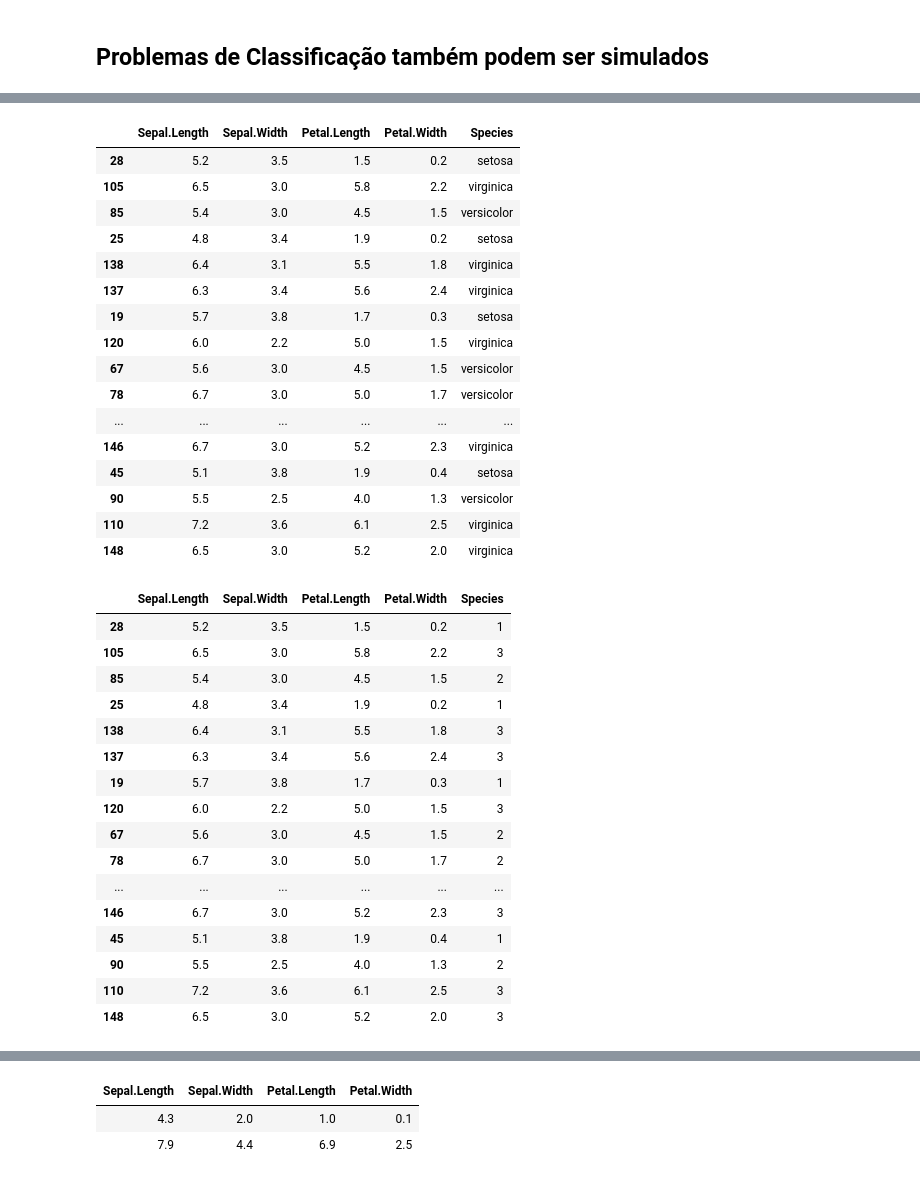
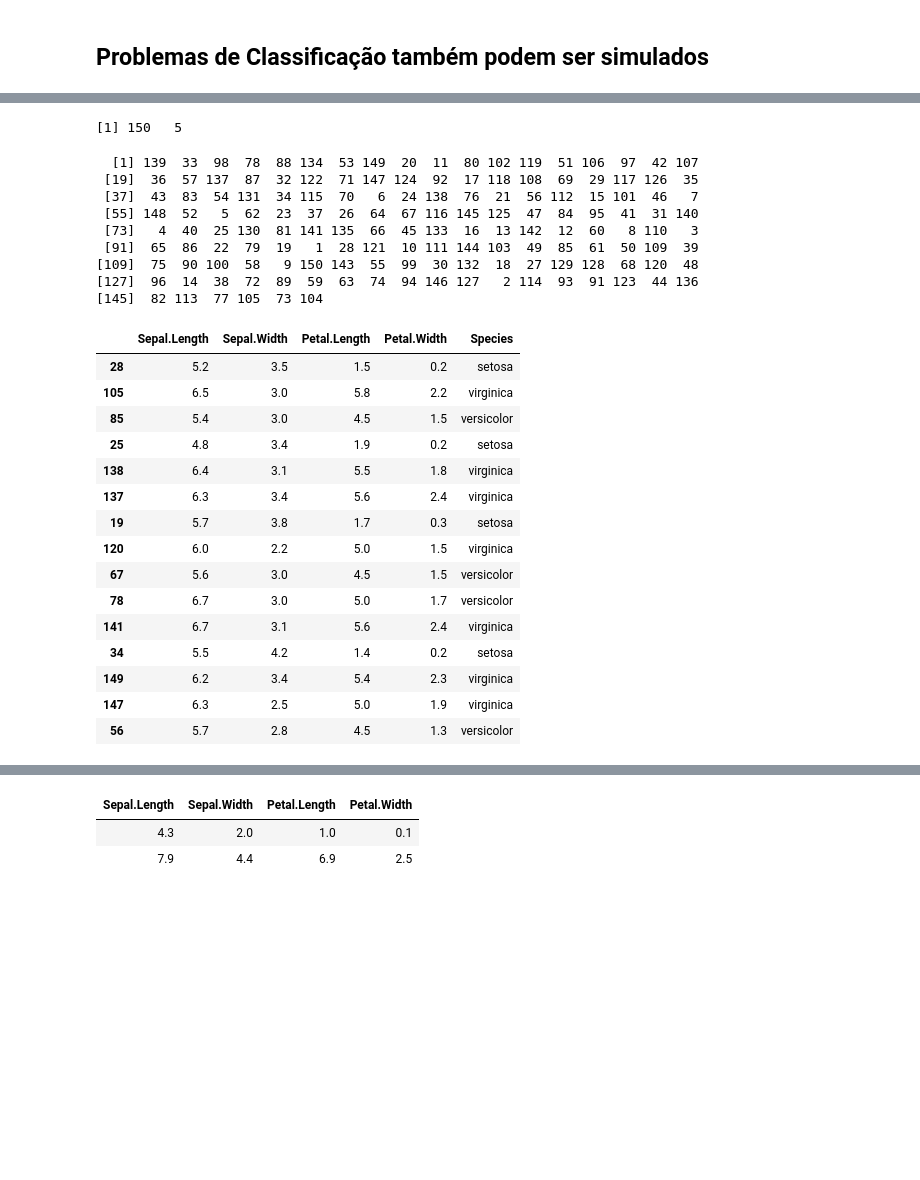
Before and after one commit to arnaldoljr/Redes-Neuro-Fuzzy, a Jupyter notebook: LearningFromDataFuzzy.ipynb, the cells around one changed output, grey strips where cells are left out. Cells and saved outputs as stored; diff of their text form; code cells hidden in the pictures; blank space fills up the shorter version.

```diff
--- a/LearningFromDataFuzzy.ipynb
+++ b/LearningFromDataFuzzy.ipynb
@@ -307,46 +322,42 @@ data(iris)#carregando o dataset IRIS
+# %%
+dim(iris)
+# %% [output]
+[1] 150   5
+# %%
+v <- (sample(nrow(iris)))
+v
+# %% [output]
+  [1] 139  33  98  78  88 134  53 149  20  11  80 102 119  51 106  97  42 107
+ [19]  36  57 137  87  32 122  71 147 124  92  17 118 108  69  29 117 126  35
+ [37]  43  83  54 131  34 115  70   6  24 138  76  21  56 112  15 101  46   7
+ [55] 148  52   5  62  23  37  26  64  67 116 145 125  47  84  95  41  31 140
+ [73]   4  40  25 130  81 141 135  66  45 133  16  13 142  12  60   8 110   3
+ [91]  65  86  22  79  19   1  28 121  10 111 144 103  49  85  61  50 109  39
+[109]  75  90 100  58   9 150 143  55  99  30 132  18  27 129 128  68 120  48
+[127]  96  14  38  72  89  59  63  74  94 146 127   2 114  93  91 123  44 136
+[145]  82 113  77 105  73 104
 # %%
 set.seed(2)
 irisShuffled <- iris[sample(nrow(iris)),]
-# %%
-irisShuffled
-# %% [output]
-|  | Sepal.Length | Sepal.Width | Petal.Length | Petal.Width | Species |
-| 28 | 5.2 | 3.5 | 1.5 | 0.2 | setosa |
-| 105 | 6.5 | 3.0 | 5.8 | 2.2 | virginica |
-| 85 | 5.4 | 3.0 | 4.5 | 1.5 | versicolor |
-| 25 | 4.8 | 3.4 | 1.9 | 0.2 | setosa |
-| 138 | 6.4 | 3.1 | 5.5 | 1.8 | virginica |
-| 137 | 6.3 | 3.4 | 5.6 | 2.4 | virginica |
-| 19 | 5.7 | 3.8 | 1.7 | 0.3 | setosa |
-| 120 | 6.0 | 2.2 | 5.0 | 1.5 | virginica |
-| 67 | 5.6 | 3.0 | 4.5 | 1.5 | versicolor |
-| 78 | 6.7 | 3.0 | 5.0 | 1.7 | versicolor |
-| ... | ... | ... | ... | ... | ... |
-| 146 | 6.7 | 3.0 | 5.2 | 2.3 | virginica |
-| 45 | 5.1 | 3.8 | 1.9 | 0.4 | setosa |
-| 90 | 5.5 | 2.5 | 4.0 | 1.3 | versicolor |
-| 110 | 7.2 | 3.6 | 6.1 | 2.5 | virginica |
-| 148 | 6.5 | 3.0 | 5.2 | 2.0 | virginica |
+# %%
+head(irisShuffled,15)
+# %% [output]
+|  | Sepal.Length | Sepal.Width | Petal.Length | Petal.Width | Species |
+| 28 | 5.2 | 3.5 | 1.5 | 0.2 | setosa |
+| 105 | 6.5 | 3.0 | 5.8 | 2.2 | virginica |
+| 85 | 5.4 | 3.0 | 4.5 | 1.5 | versicolor |
+| 25 | 4.8 | 3.4 | 1.9 | 0.2 | setosa |
+| 138 | 6.4 | 3.1 | 5.5 | 1.8 | virginica |
+| 137 | 6.3 | 3.4 | 5.6 | 2.4 | virginica |
+| 19 | 5.7 | 3.8 | 1.7 | 0.3 | setosa |
+| 120 | 6.0 | 2.2 | 5.0 | 1.5 | virginica |
+| 67 | 5.6 | 3.0 | 4.5 | 1.5 | versicolor |
+| 78 | 6.7 | 3.0 | 5.0 | 1.7 | versicolor |
+| 141 | 6.7 | 3.1 | 5.6 | 2.4 | virginica |
+| 34 | 5.5 | 4.2 | 1.4 | 0.2 | setosa |
+| 149 | 6.2 | 3.4 | 5.4 | 2.3 | virginica |
+| 147 | 6.3 | 2.5 | 5.0 | 1.9 | virginica |
+| 56 | 5.7 | 2.8 | 4.5 | 1.3 | versicolor |
 # %%
 #precisa converter a última coluna que é uma string em valores numéricos
 irisShuffled[,5] <-unclass(irisShuffled[,5])
-# %%
-irisShuffled
-# %% [output]
-|  | Sepal.Length | Sepal.Width | Petal.Length | Petal.Width | Species |
-| 28 | 5.2 | 3.5 | 1.5 | 0.2 | 1 |
-| 105 | 6.5 | 3.0 | 5.8 | 2.2 | 3 |
-| 85 | 5.4 | 3.0 | 4.5 | 1.5 | 2 |
-| 25 | 4.8 | 3.4 | 1.9 | 0.2 | 1 |
-| 138 | 6.4 | 3.1 | 5.5 | 1.8 | 3 |
-| 137 | 6.3 | 3.4 | 5.6 | 2.4 | 3 |
-| 19 | 5.7 | 3.8 | 1.7 | 0.3 | 1 |
-| 120 | 6.0 | 2.2 | 5.0 | 1.5 | 3 |
-| 67 | 5.6 | 3.0 | 4.5 | 1.5 | 2 |
-| 78 | 6.7 | 3.0 | 5.0 | 1.7 | 2 |
-| ... | ... | ... | ... | ... | ... |
-| 146 | 6.7 | 3.0 | 5.2 | 2.3 | 3 |
-| 45 | 5.1 | 3.8 | 1.9 | 0.4 | 1 |
-| 90 | 5.5 | 2.5 | 4.0 | 1.3 | 2 |
-| 110 | 7.2 | 3.6 | 6.1 | 2.5 | 3 |
-| 148 | 6.5 | 3.0 | 5.2 | 2.0 | 3 |
```
Also changed, not shown: parts of 39 cells of this notebook.
